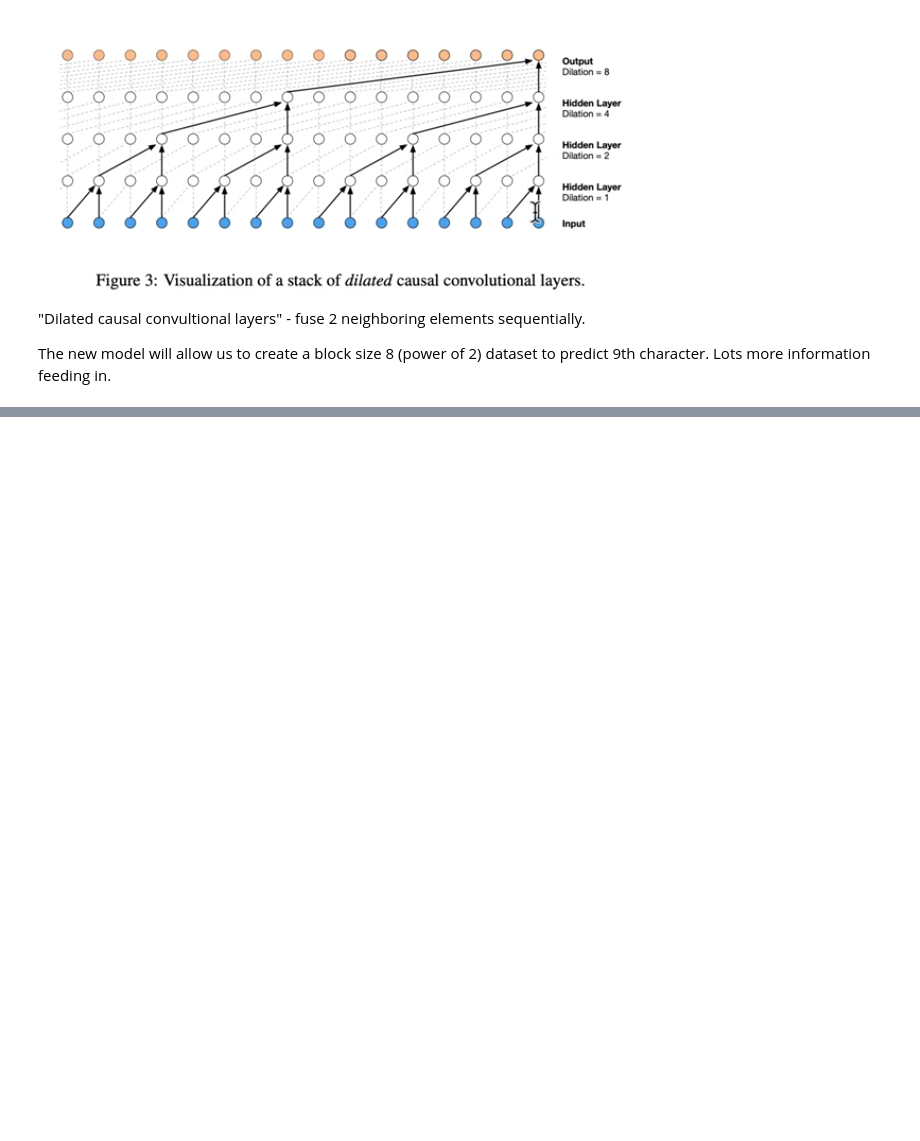
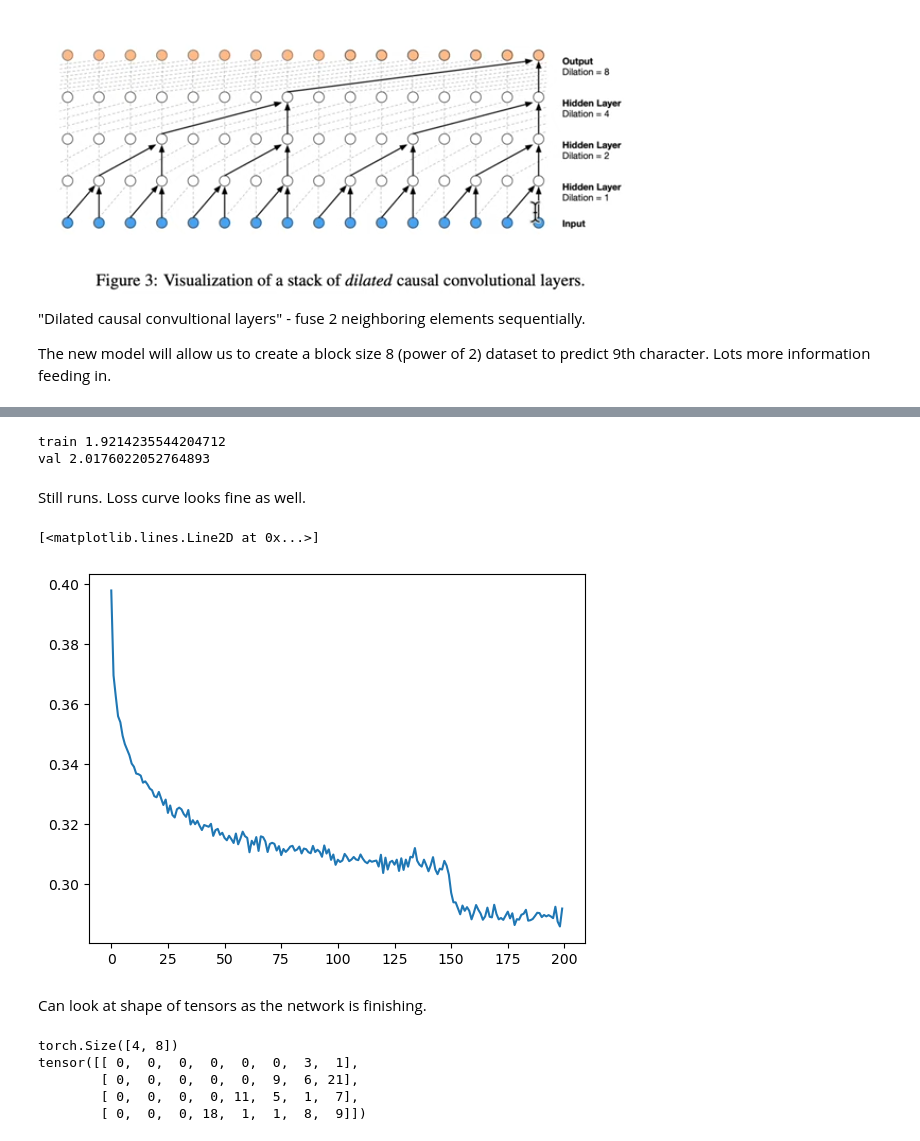
Before and after one commit to phively/nn-zero-to-hero, a Jupyter notebook: 06 Building makemore 5 - WaveNet.ipynb, the cells around one changed output, grey strips where cells are left out. Drawn from its saved outputs; the diff is of its cells as text; code cells hidden in the pictures; blank space fills up the shorter version.

Commit message:
Lecture 6 final - WaveNet implementation - Model comparisons - Bug fixes - Next steps

```diff
--- a/06 Building makemore 5 - WaveNet.ipynb
+++ b/06 Building makemore 5 - WaveNet.ipynb
@@ -825,0 +883,31 @@ torch.Size([22866, 8]) torch.Size([22866])
+# %%
+# same optimization as last time
+max_steps = 200000
+batch_size = 32
+lossi = []
+
+for i in range(max_steps):
+
+  # minibatch construct
+  ix = torch.randint(0, Xtr.shape[0], (batch_size,), )
+  Xb, Yb = Xtr[ix], Ytr[ix] # batch X,Y
+
+  # forward pass
+  logits = model(Xb)
+  loss = F.cross_entropy(logits, Yb)
+
+
+  # backward pass
+  for p in parameters:
+    p.grad = None
+  loss.backward()
+
+  # update
+  lr = 0.1 if i < 150000 else 0.01 # step learning rate decay
+  for p in parameters:
+    p.data += -lr * p.grad
+
+  # track stats
+  if i % 10000 == 0: # print every once in a while
+    print(f'{i:7d}/{max_steps:7d}: {loss.item():.4f}')
+  lossi.append(loss.log10().item())
@@ -825,0 +939,45 @@ torch.Size([22866, 8]) torch.Size([22866])
+# %%
+# evaluate the loss
+@torch.no_grad() # this decorator disables gradient tracking inside pytorch
+def split_loss(split):
+  x,y = {
+    'train': (Xtr, Ytr),
+    'val': (Xdev, Ydev),
+    'test': (Xte, Yte),
+  }[split]
+  # Replace all this with our model
+  #emb = C[x] # (N, block_size, n_embd)
+  #x = emb.view(emb.shape[0], -1) # concat into (N, block_size * n_embd)
+  #for layer in layers:
+  #  x = layer(x)
+  logits = model(x)
+  loss = F.cross_entropy(logits, y)
+  print(split, loss.item())
+
+split_loss('train')
+split_loss('val')
+# %% [output]
+train 1.9214235544204712
+val 2.0176022052764893
+# %% [markdown]
+Still runs. Loss curve looks fine as well.
+# %%
+plt.plot(torch.tensor(lossi).view(-1, 1000).mean(1))
+# %% [output]
+[<matplotlib.lines.Line2D at 0x...>]
+[figure, added]
+# %% [markdown]
+Can look at shape of tensors as the network is finishing.
+# %%
+ix = torch.randint(0, Xtr.shape[0], (4,)) # Batch of 4 examples
+Xb, Yb = Xtr[ix], Ytr[ix]
+logits = model(Xb)
+# 4 examples x 8 character context
+print(Xb.shape)
+print(Xb)
+# %% [output]
+torch.Size([4, 8])
+tensor([[ 0,  0,  0,  0,  0,  0,  3,  1],
+        [ 0,  0,  0,  0,  0,  9,  6, 21],
+        [ 0,  0,  0,  0, 11,  5,  1,  7],
+        [ 0,  0,  0, 18,  1,  1,  8,  9]])
```
Also changed, not shown: parts of 67 cells of this notebook.
